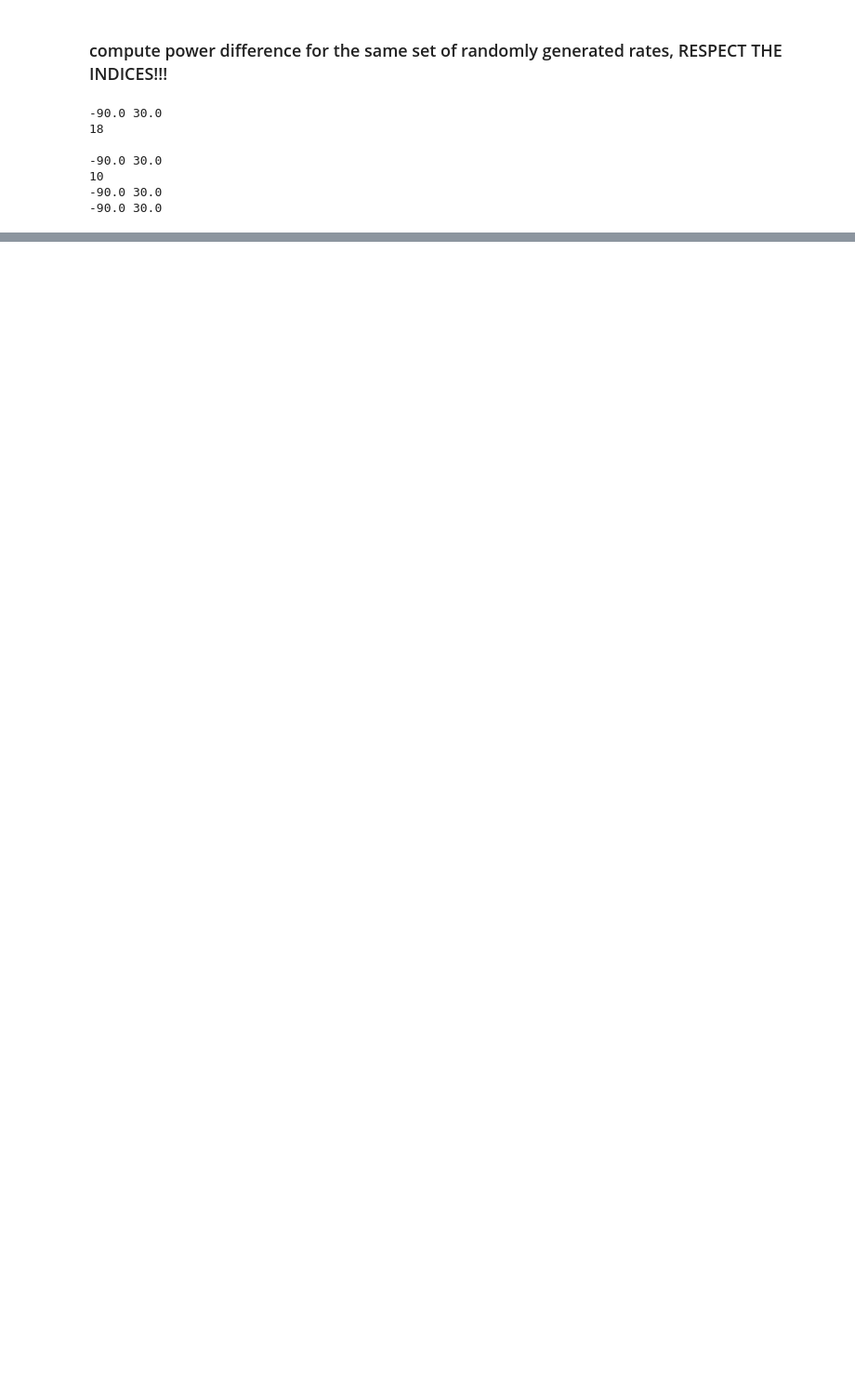
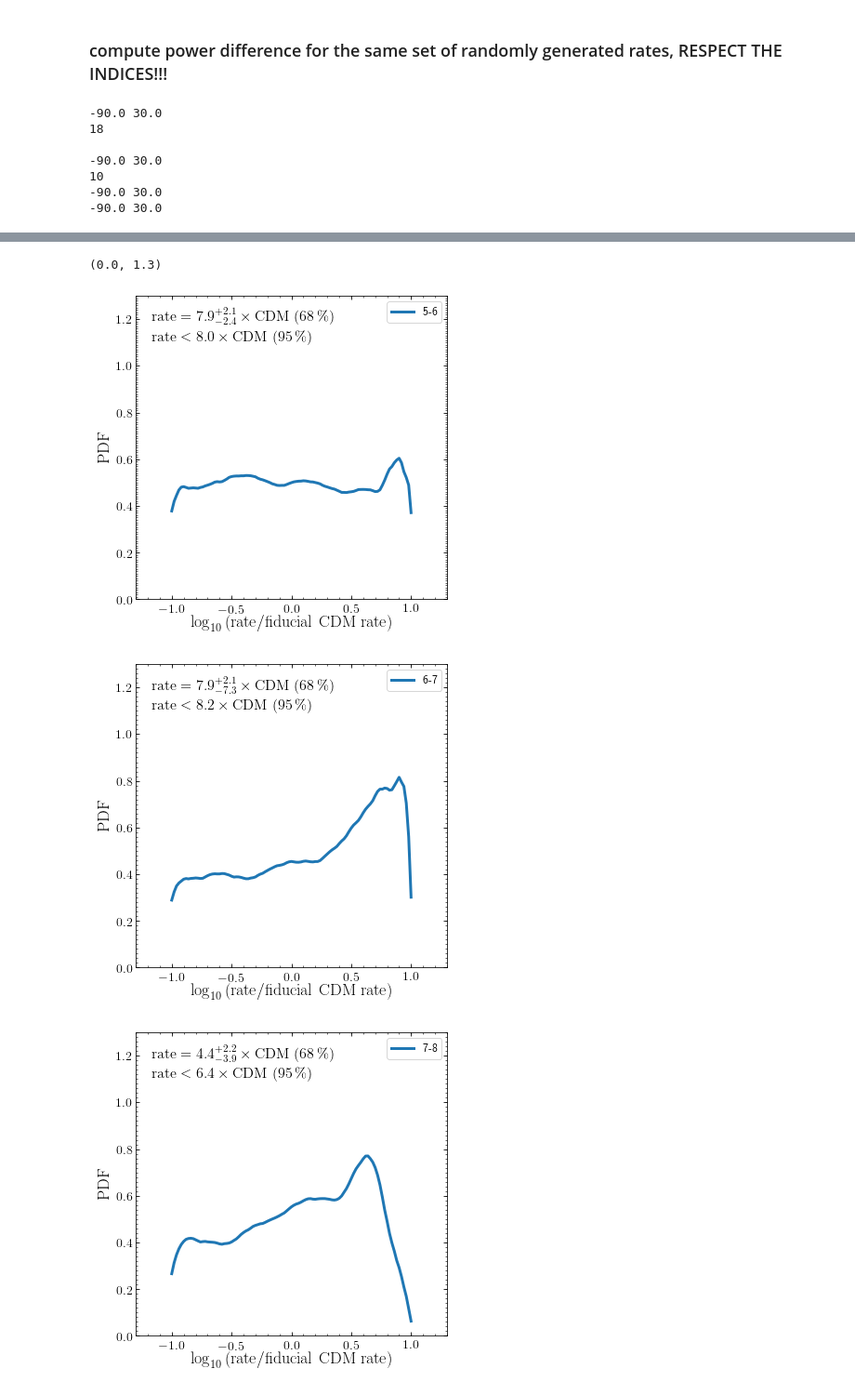
Before and after one commit to nbanik/Analyze_GD-1, a Jupyter notebook: ABC.ipynb, the cells around one changed output, grey strips where cells are left out. Shown at 93% size. Drawn from its saved outputs; the diff is of its cells as text; code cells hidden in the pictures; blank space fills up the shorter version.

```diff
--- a/ABC.ipynb
+++ b/ABC.ipynb
@@ -289,14 +289,14 @@ def plot_rate_pdf(rate_array,color=sns.color_palette()[0],zorder=8,
                   kernel_width=0.5,
                   add_limits=False,
                   overplot=False,
-                  scale=1.):
+                  scale=1.,label=''):
 
     rate_full= np.array(rate_array)#abc_full[sindx,0]
     xxs= numpy.linspace(-1.,1.,101)
     kdey_full= kde_epanechnikov(xxs,kernel_width,numpy.log((1.1+rate_full)/(1.1-rate_full)))\
         +numpy.random.uniform(size=len(xxs))*0.000001
     kdey_full/= numpy.sum(kdey_full)*(xxs[1]-xxs[0])
-    bovy_plot.bovy_plot(xxs,kdey_full*scale,'-',lw=3.,color=color,zorder=zorder,overplot=overplot)
+    bovy_plot.bovy_plot(xxs,kdey_full*scale,'-',lw=3.,color=color,zorder=zorder,overplot=overplot,label=label)
     if add_limits:
         # Get 95% upper limit
         cp= numpy.cumsum(kdey_full)/numpy.sum(kdey_full)
@@ -312,6 +312,7 @@ def plot_rate_pdf(rate_array,color=sns.color_palette()[0],zorder=8,
                             % (10.**bf,10.**uplim68-10.**bf,10.**bf-10.**lowlim68)
                             +'\n'+r'$\mathrm{rate} < %.1f \times \mathrm{CDM}\ (95\,\%%)$' % (10.**uplim_95),
                            size=16.,top_left=True)
+    legend(loc='upper right')
     return None
 # %% [markdown]
 Convert to observable coordinates and also use Rao-Blackwellization to generate 100 more realizations for each case. Remove the buggy realizations due to Nan or Infs. Use length of the stream to decide whether to accept or reject it. Compute power diff and write out in the diff file.
@@ -979,0 +971,33 @@ plt.show()
+# %%
+bovy_plot.bovy_print(axes_labelsize=18.,xtick_labelsize=14.,ytick_labelsize=14.)
+figsize(6.,6.)
+cmap= cm.plasma
+plot_rate_pdf(accepted_x1,add_limits=True,scale=1.,label=r'5-6')
+xlabel(r'$\log_{10}\left(\mathrm{rate}/\mathrm{fiducial\ CDM\ rate}\right)$')
+ylabel(r'$\mathrm{PDF}$')
+xlim(-1.3,1.3)
+ylim(0.,1.3)
+
+
+plot_rate_pdf(accepted_x2,add_limits=True,scale=1.,label=r'6-7')
+xlabel(r'$\log_{10}\left(\mathrm{rate}/\mathrm{fiducial\ CDM\ rate}\right)$')
+ylabel(r'$\mathrm{PDF}$')
+xlim(-1.3,1.3)
+ylim(0.,1.3)
+
+plot_rate_pdf(accepted_x3,add_limits=True,scale=1.,label=r'7-8')
+xlabel(r'$\log_{10}\left(\mathrm{rate}/\mathrm{fiducial\ CDM\ rate}\right)$')
+ylabel(r'$\mathrm{PDF}$')
+xlim(-1.3,1.3)
+ylim(0.,1.3)
+
+plot_rate_pdf(accepted_x4,add_limits=True,scale=1.,label=r'8-9')
+xlabel(r'$\log_{10}\left(\mathrm{rate}/\mathrm{fiducial\ CDM\ rate}\right)$')
+ylabel(r'$\mathrm{PDF}$')
+xlim(-1.3,1.3)
+ylim(0.,1.3)
+# %% [output]
+(0.0, 1.3)
+[figure, added]
+[figure, added]
+[figure, added]
```
Also changed, not shown: parts of 8 cells of this notebook.
